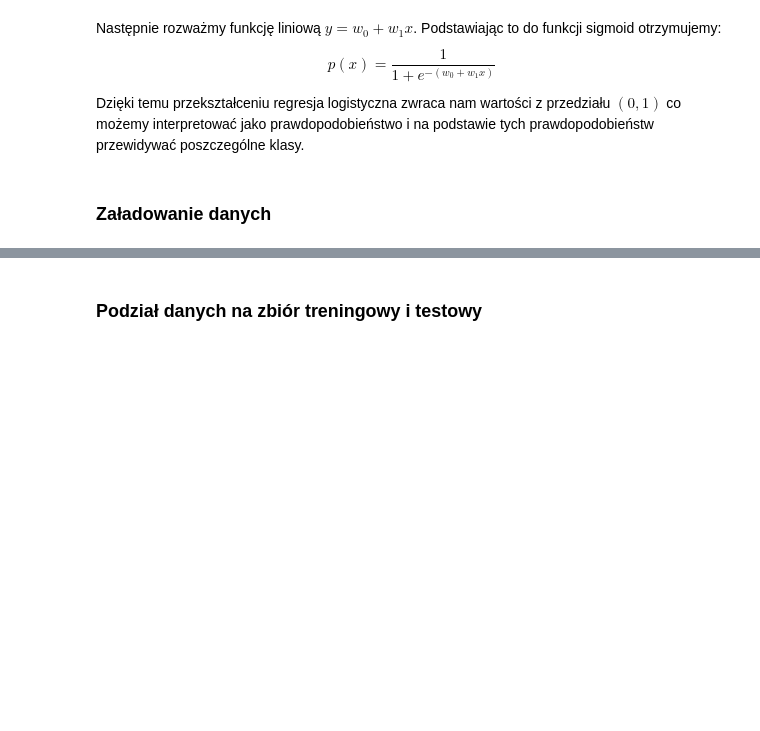
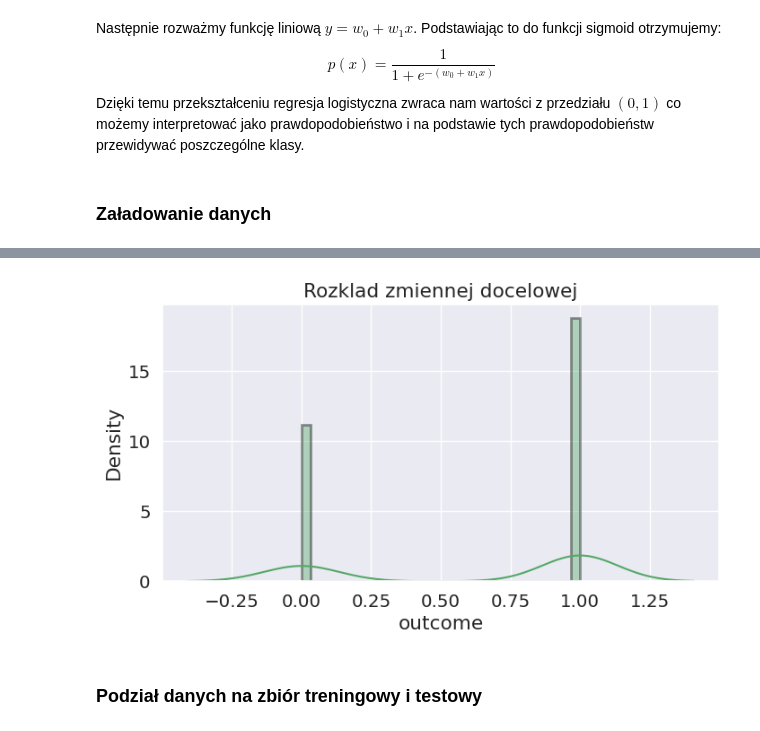
Before and after one commit to adalbertii/Modele---klasyfikacyjne, a Jupyter notebook: 01_logistic_regression.ipynb, the cells around one changed output, grey strips where cells are left out. Saved outputs shown, nothing was run; the diff lists cells and outputs as text; code cells hidden in the pictures; blank space fills up the shorter version.

```diff
--- a/01_logistic_regression.ipynb
+++ b/01_logistic_regression.ipynb
@@ -87,0 +78,5 @@ target[20:30]
+# %%
+# tworzę dataframe na potrzeby wizualizacji i wtępnej analizy danych
+df_a = pd.DataFrame(data)
+#df_a.columns = 'Imię', 'Wiek'
+df_a.head()
@@ -87,0 +91,3 @@ target[20:30]
+# %%
+# do wczesniej zdefiniowanego  dataframe dodaje kolumne ze zmienna objasnianą
+df_a['outcome'] = pd.DataFrame(target)
@@ -88,3 +146,13 @@ target[20:30]
+# %%
+import warnings
+warnings.filterwarnings('ignore')
+#sprawdzamy rozkład zmiennej objaśnianej
+plt.figure(figsize=[8,4])
+sns.distplot(df_a['outcome'], color='g',hist_kws=dict(edgecolor="black", linewidth=2), bins=30)
+plt.title('Rozklad zmiennej docelowej')
+plt.show()
+# %% [output]
+[figure, added]
 # %% [markdown]
 ###  <a name='a4'></a> Podział danych na zbiór treningowy i testowy
 # %%
```
Also changed, not shown: parts of 22 cells of this notebook.
